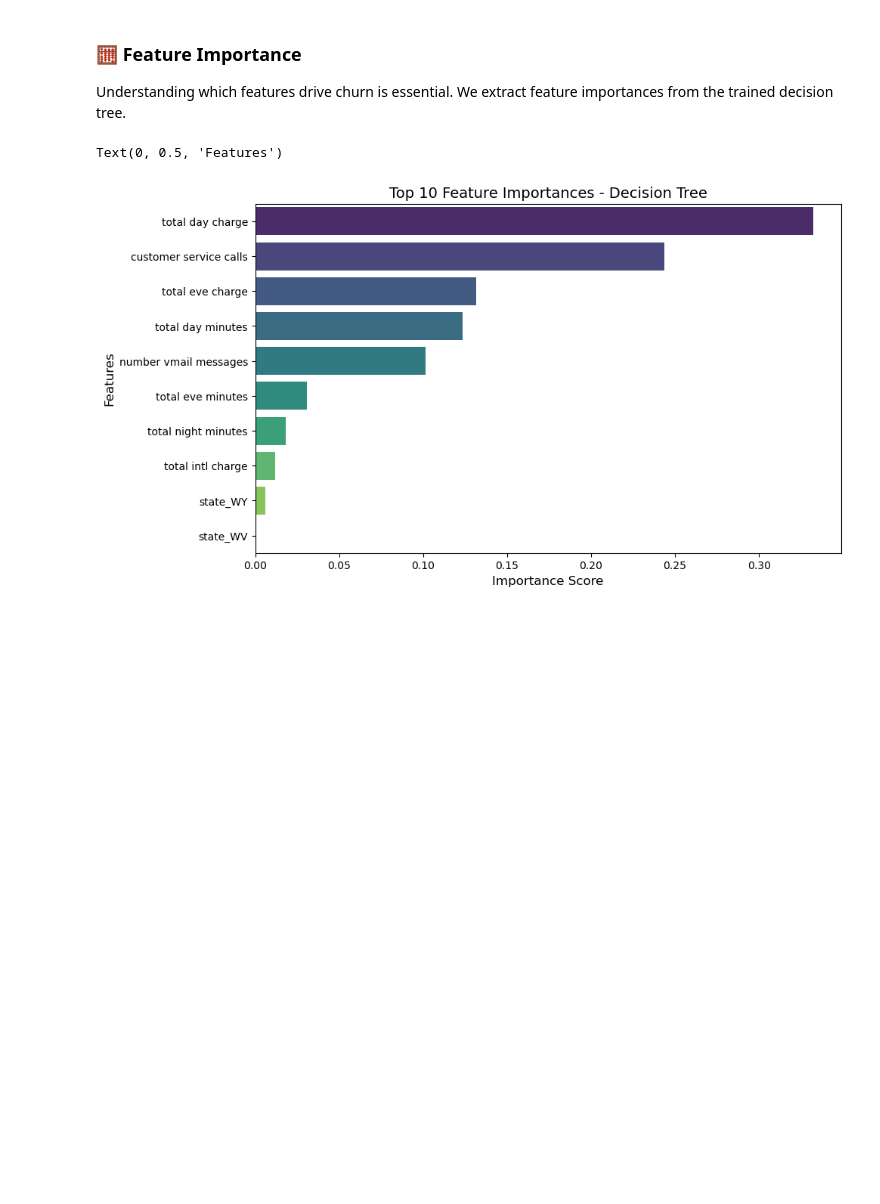
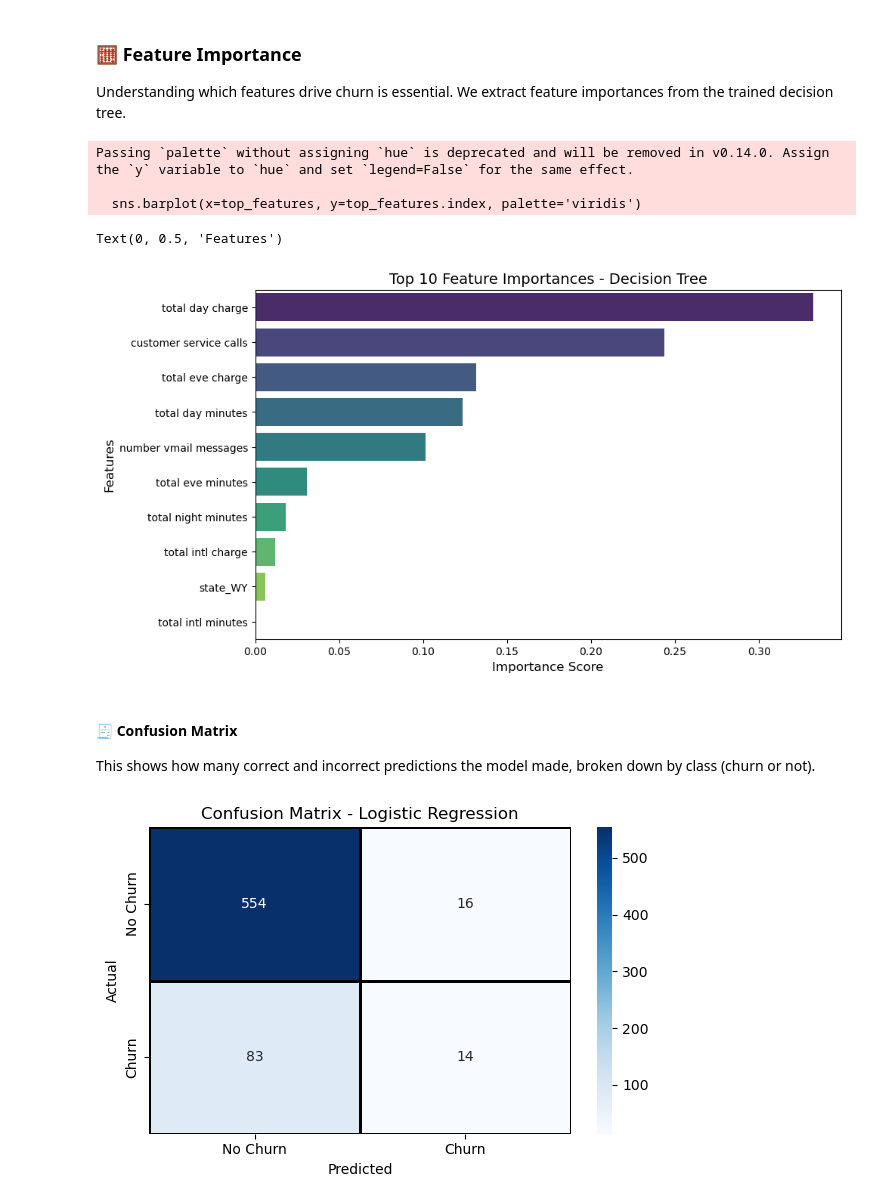
Before and after one commit to Chirry254/syriatel-customer-churn, a Jupyter notebook: notebooks/churn_modeling.ipynb, the cells around one changed output. Drawn from its saved outputs; the diff is of its cells as text; code cells hidden in the pictures; blank space fills up the shorter version.

```diff
--- a/notebooks/churn_modeling.ipynb
+++ b/notebooks/churn_modeling.ipynb
@@ -266,13 +268,18 @@ X_train, X_test, y_train, y_test = train_test_split(
 
 # Drop columns with all-NaN values
 X_train = X_train.dropna(axis=1, how='all')
-X_test = X_test[X_train.columns]
-# Get selected feature names
+X_test = X_test[X_train.columns]  # Align columns
+#Save a copy of X_test before transformation
+X_test_original = X_test.copy()
+# Remove constant features
+selector = VarianceThreshold(threshold=0.0)
+selector.fit(X_train)  # Fit selector first
+
+# Get selected feature names from X_train **before** transformation
 selected_features = X_train.columns[selector.get_support()]
 
-# Remove constant features
-selector = VarianceThreshold(threshold=0.0)
-X_train = selector.fit_transform(X_train)
+# Now transform the data
+X_train = selector.transform(X_train)
 X_test = selector.transform(X_test)
 
 # Scale numerical features
@@ -373,5 +380,35 @@ plt.title(f"Top {top_n} Feature Importances - Decision Tree", fontsize=14)
 plt.xlabel("Importance Score", fontsize=12)
 plt.ylabel("Features", fontsize=12)
 # %% [output]
-Text(0, 0.5, 'Features')
+Passing `palette` without assigning `hue` is deprecated and will be removed in v0.14.0. Assign the `y` variable to `hue` and set `legend=False` for the same effect.
+
+  sns.barplot(x=top_features, y=top_features.index, palette='viridis')
+Text(0, 0.5, 'Features')
-[figure, old version]
+[figure, new version]
+# %% [markdown]
+#### 🧾 Confusion Matrix
+
+This shows how many correct and incorrect predictions the model made, broken down by class (churn or not).
+# %%
+# Compute confusion matrix
+cm = confusion_matrix(y_test, y_pred_lr)
+
+# Plot heatmap with dark borders
+plt.figure(figsize=(6, 4))
+sns.heatmap(cm,
+            annot=True,
+            fmt='d',
+            cmap='Blues',
+            cbar=True,
+            linewidths=2,          # Thicker grid lines
+            linecolor='black',     # Border color
+            xticklabels=["No Churn", "Churn"],
+            yticklabels=["No Churn", "Churn"])
+
+plt.xlabel("Predicted")
+plt.ylabel("Actual")
+plt.title("Confusion Matrix - Logistic Regression")
+plt.tight_layout()
+plt.show()
+# %% [output]
+[figure, added]
```
Also changed, not shown: parts of 6 cells of this notebook.
